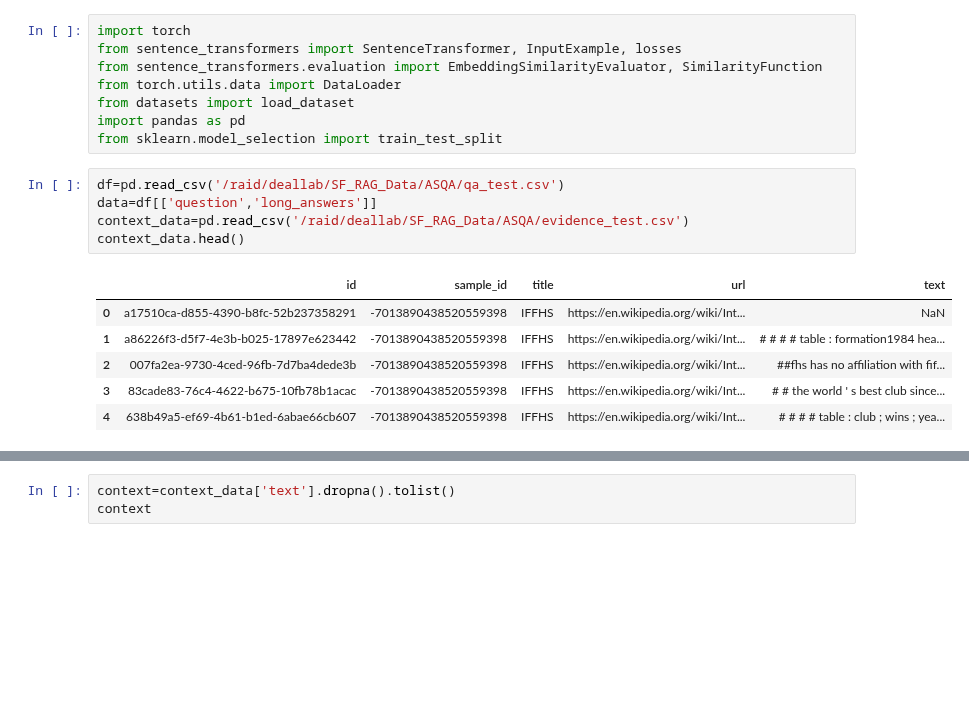
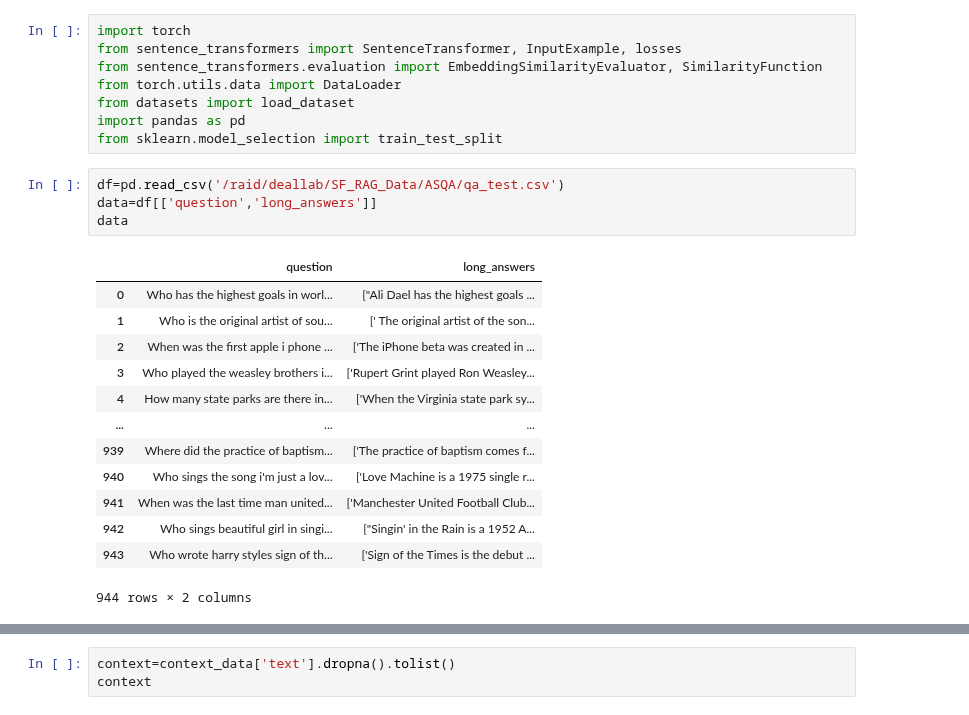
Before and after one commit to lab-paper-code/QriousRAG, a Jupyter notebook: baseline/sf_rga.ipynb, the cells around one changed output, grey strips where cells are left out. Cells and saved outputs as stored; diff of their text form; blank space fills up the shorter version.

```diff
--- a/baseline/sf_rga.ipynb
+++ b/baseline/sf_rga.ipynb
@@ -9,12 +9,18 @@ from sklearn.model_selection import train_test_split
 # %%
 df=pd.read_csv('/raid/deallab/SF_RAG_Data/ASQA/qa_test.csv')
 data=df[['question','long_answers']]
-context_data=pd.read_csv('/raid/deallab/SF_RAG_Data/ASQA/evidence_test.csv')
-context_data.head()
+data
 # %% [output]
-|  | id | sample_id | title | url | text |
-| 0 | a17510ca-d855-4390-b8fc-52b237358291 | -7013890438520559398 | IFFHS | https://en.wikipedia.org/wiki/Int... | NaN |
-| 1 | a86226f3-d5f7-4e3b-b025-17897e623442 | -7013890438520559398 | IFFHS | https://en.wikipedia.org/wiki/Int... | # # # # table : formation1984 hea... |
-| 2 | 007fa2ea-9730-4ced-96fb-7d7ba4dede3b | -7013890438520559398 | IFFHS | https://en.wikipedia.org/wiki/Int... | ##fhs has no affiliation with fif... |
-| 3 | 83cade83-76c4-4622-b675-10fb78b1acac | -7013890438520559398 | IFFHS | https://en.wikipedia.org/wiki/Int... | # # the world ' s best club since... |
-| 4 | 638b49a5-ef69-4b61-b1ed-6abae66cb607 | -7013890438520559398 | IFFHS | https://en.wikipedia.org/wiki/Int... | # # # # table : club ; wins ; yea... |
+|  | question | long_answers |
+| 0 | Who has the highest goals in worl... | ["Ali Dael has the highest goals ... |
+| 1 | Who is the original artist of sou... | [' The original artist of the son... |
+| 2 | When was the first apple i phone ... | ['The iPhone beta was created in ... |
+| 3 | Who played the weasley brothers i... | ['Rupert Grint played Ron Weasley... |
+| 4 | How many state parks are there in... | ['When the Virginia state park sy... |
+| ... | ... | ... |
+| 939 | Where did the practice of baptism... | ['The practice of baptism comes f... |
+| 940 | Who sings the song i'm just a lov... | ['Love Machine is a 1975 single r... |
+| 941 | When was the last time man united... | ['Manchester United Football Club... |
+| 942 | Who sings beautiful girl in singi... | ["Singin' in the Rain is a 1952 A... |
+| 943 | Who wrote harry styles sign of th... | ['Sign of the Times is the debut ... |
+944 rows × 2 columns
```
Also changed, not shown: parts of 11 cells of this notebook, 1 other file.
